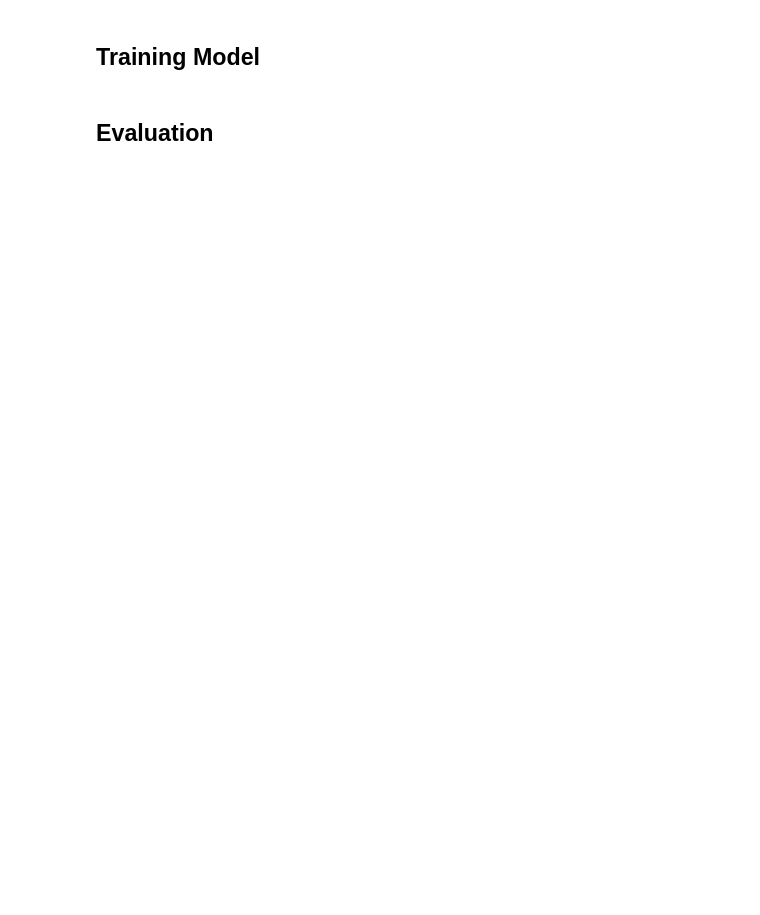
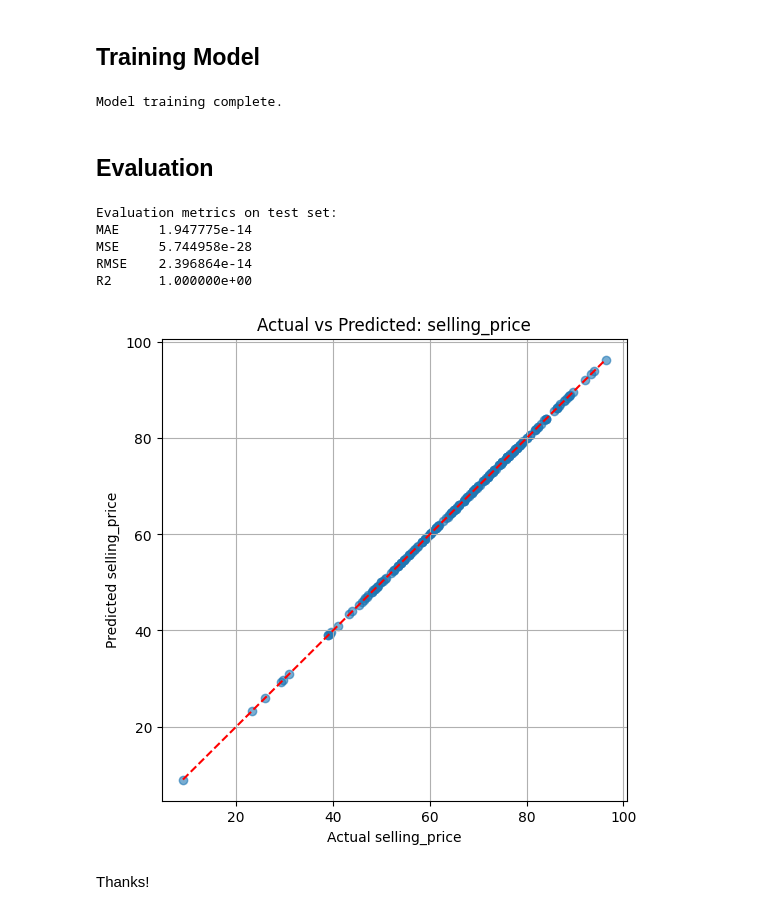
Before and after one commit to ash-iiiiish/30-Machine-Learning-Projects, a Jupyter notebook: A-Regression_Projects(1-10)/3.Student_Score_Prediction/student-score-prediction.ipynb, the cells around one changed output. Drawn from its saved outputs; the diff is of its cells as text; code cells hidden in the pictures; blank space fills up the shorter version.

Commit message:
completed student score and salary prediction project

```diff
--- a/A-Regression_Projects(1-10)/3.Student_Score_Prediction/student-score-prediction.ipynb
+++ b/A-Regression_Projects(1-10)/3.Student_Score_Prediction/student-score-prediction.ipynb
@@ -81,0 +116,4 @@ Categorical columns: ['gender', 'race/ethnicity', 'parental level of education',
+# %%
+# creating a new column 'average score'
+df['average score'] = df[['math score', 'reading score', 'writing score']].mean(axis=1)
+df.head()
@@ -82,4 +160,63 @@ Categorical columns: ['gender', 'race/ethnicity', 'parental level of education',
 # %% [markdown]
 ## Training Model
+# %%
+from sklearn.model_selection import train_test_split
+from sklearn.linear_model import LinearRegression
+
+# Separate features (X) and target variable (y)
+X = df.drop('average score', axis=1)
+y = df['average score']
+
+# Split the data into training and testing sets
+X_train, X_test, y_train, y_test = train_test_split(X, y, test_size=0.2, random_state=42)
+
+# Initialize and train the Linear Regression model
+model = LinearRegression()
+model.fit(X_train, y_train)
+
+print("Model training complete.")
+# %% [output]
+Model training complete.
 # %% [markdown]
 ## Evaluation
+# %%
+from sklearn.metrics import mean_absolute_error, mean_squared_error, r2_score
+
+# Predict on test set
+y_pred = model.predict(X_test)
+
+# Compute metrics
+mae = mean_absolute_error(y_test, y_pred)
+mse = mean_squared_error(y_test, y_pred)
+rmse = np.sqrt(mse)
+r2 = r2_score(y_test, y_pred)
+
+# Display metrics
+import pandas as pd
+metrics = pd.Series({
+    'MAE': mae,
+    'MSE': mse,
+    'RMSE': rmse,
+    'R2': r2
+})
+print("Evaluation metrics on test set:")
+print(metrics.to_string())
+
+# Plot actual vs predicted
+plt.figure(figsize=(6,6))
+plt.scatter(y_test, y_pred, alpha=0.6)
+plt.plot([y_test.min(), y_test.max()], [y_test.min(), y_test.max()], 'r--')
+plt.xlabel('Actual selling_price')
+plt.ylabel('Predicted selling_price')
+plt.title('Actual vs Predicted: selling_price')
+plt.grid(True)
+plt.show()
+# %% [output]
+Evaluation metrics on test set:
+MAE     1.947775e-14
+MSE     5.744958e-28
+RMSE    2.396864e-14
+R2      1.000000e+00
+[figure, added]
+# %% [markdown]
+Thanks!
```
Also changed, not shown: parts of 6 cells of this notebook, 1 other file.
